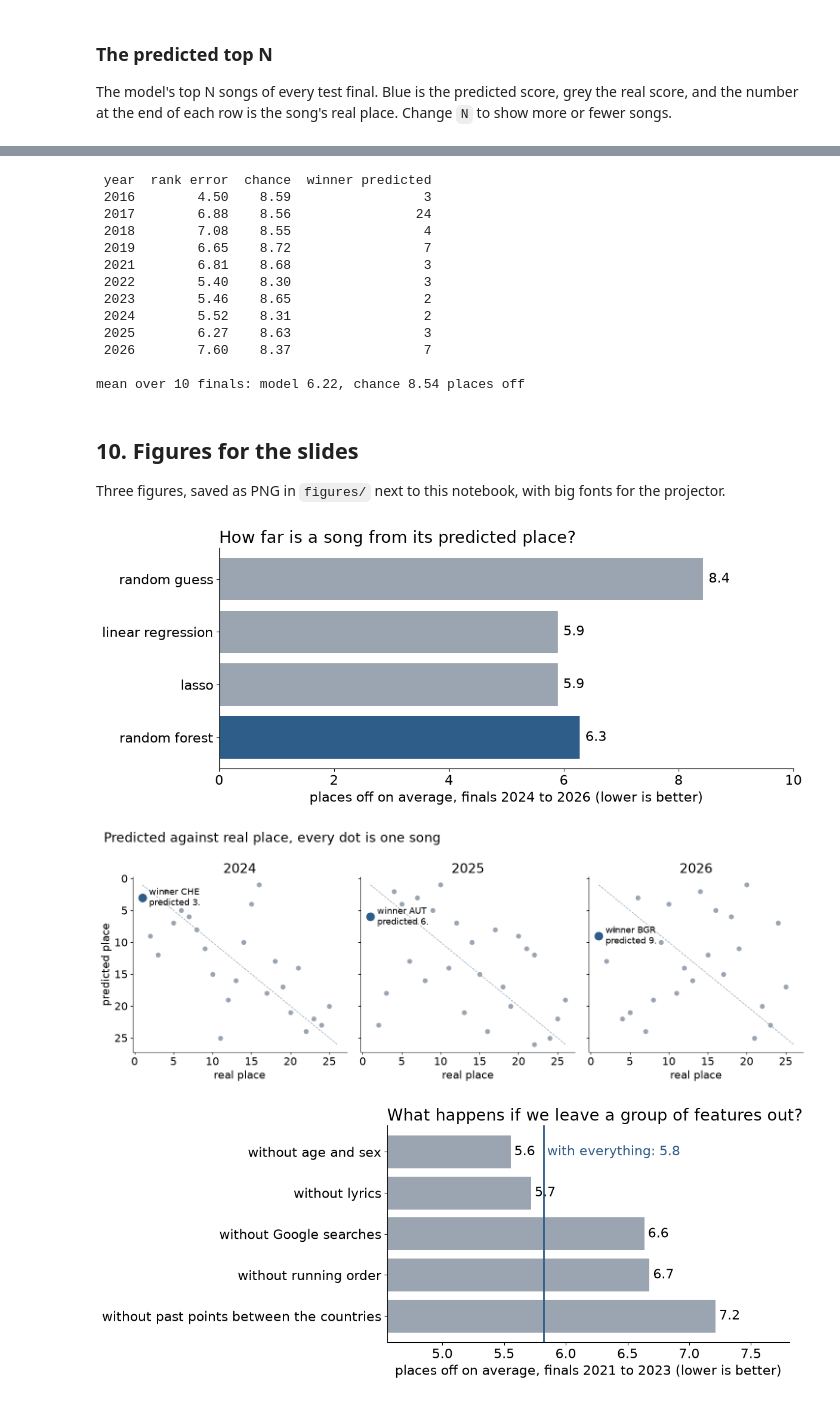
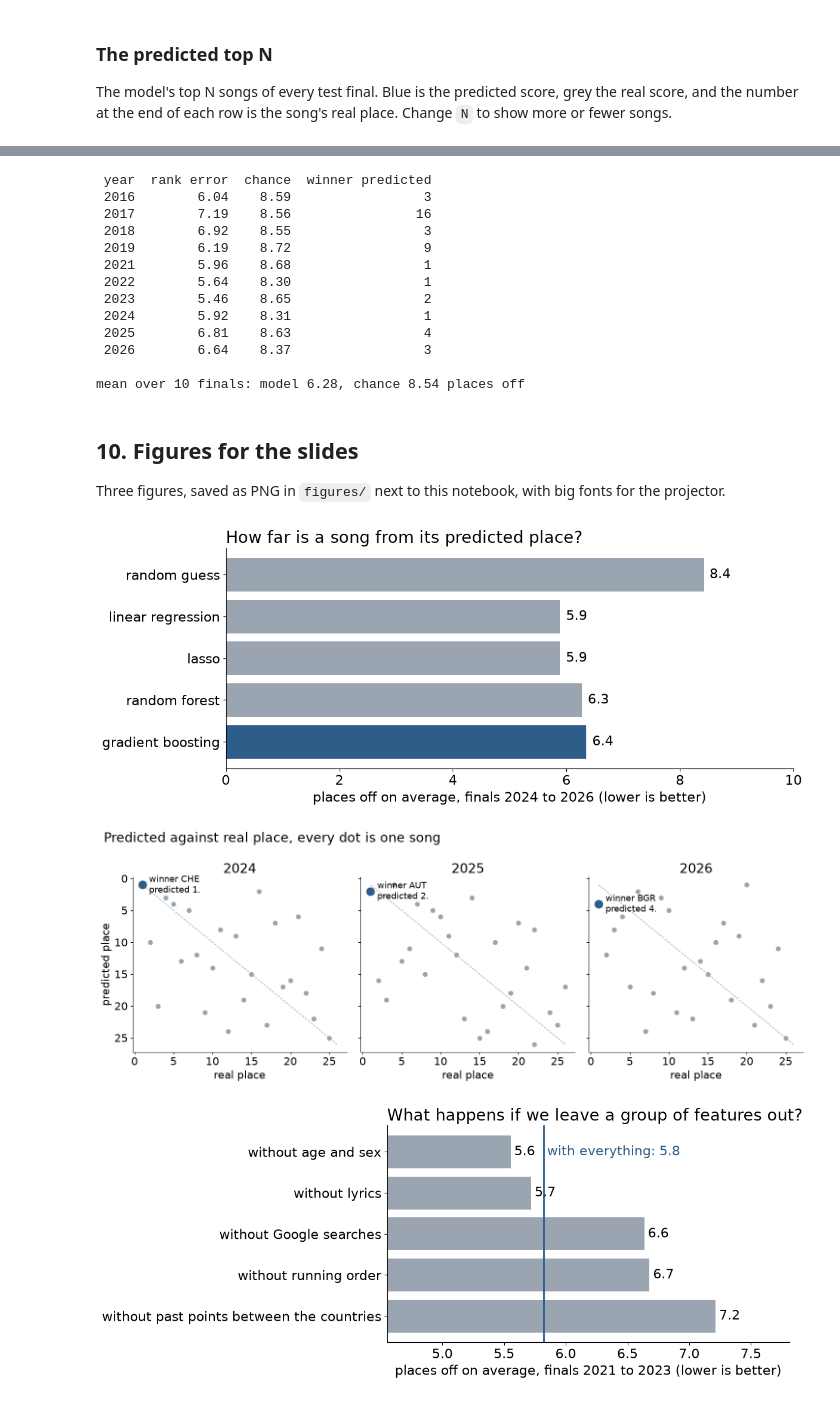
Before and after one commit to timkicker/esc-research, a Jupyter notebook: notebooks/prediction_all.ipynb, the cells around one changed output, grey strips where cells are left out. Cells and saved outputs as stored; diff of their text form; code cells hidden in the pictures.

Commit message:
add boosting without artist

```diff
--- a/notebooks/prediction_all.ipynb
+++ b/notebooks/prediction_all.ipynb
@@ -402,0 +410,24 @@ Lasso, fewer features
+# %%
+from sklearn.ensemble import HistGradientBoostingRegressor
+
+slim = [c for c in X.columns if not c.startswith(("artist_", "sentiment_", "theme_", "repetition_"))]
+print(len(slim), "features:", slim)
+
+forest_slim = RandomForestRegressor(random_state=0, n_jobs=2, **best_params).fit(X_train[slim], y_train)
+val_scores["random forest, no artist and lyrics"] = report("Random forest, no artist and lyrics",
+                                                          forest_slim, X_train[slim], X_val[slim])
+
+boost_results = []
+for params in ParameterGrid({"learning_rate": [0.03, 0.1], "max_depth": [3, 5], "min_samples_leaf": [50, 200]}):
+    model = HistGradientBoostingRegressor(max_iter=300, random_state=0, **params).fit(X_train[slim], y_train)
+    boost_results.append({**params, "val_R2": model.score(X_val[slim], y_val),
+                          "val_rank_error": rank_error(val, model.predict(X_val[slim]))})
+boost_results = pd.DataFrame(boost_results).sort_values("val_R2", ascending=False)
+print(boost_results.round(3).to_string(index=False))
+
+boost_params = boost_results.iloc[0][["learning_rate", "max_depth", "min_samples_leaf"]].to_dict()
+boost_params["max_depth"] = int(boost_params["max_depth"])
+boost_params["min_samples_leaf"] = int(boost_params["min_samples_leaf"])
+boosting = HistGradientBoostingRegressor(max_iter=300, random_state=0, **boost_params).fit(X_train[slim], y_train)
+val_scores["gradient boosting, no artist and lyrics"] = report("Gradient boosting, no artist and lyrics",
+                                                              boosting, X_train[slim], X_val[slim])
@@ -424,6 +478,8 @@ best = {
     "random forest, fewer features": (forest_small, X_train[keep], X_test[keep]),
     "lasso, fewer features": (lasso_small, scaler_small.transform(X_train[keep]),
                               scaler_small.transform(X_test[keep])),
+    "random forest, no artist and lyrics": (forest_slim, X_train[slim], X_test[slim]),
+    "gradient boosting, no artist and lyrics": (boosting, X_train[slim], X_test[slim]),
 }
 model, X_tr, X_te = best[best_name]
 test_pred = model.predict(X_te)
@@ -530,8 +586,8 @@ for column in YES_NO:
 yearly = []
 for year in sorted(df.loc[df["year"] >= 2016, "year"].unique()):
     before, now = (df["year"] < year).to_numpy(), (df["year"] == year).to_numpy()
-    filled = raw.fillna(raw[before].median())
-    model = RandomForestRegressor(random_state=0, n_jobs=2, **best_params).fit(filled[before], y[before])
+    filled = raw.fillna(raw[before].median())[slim]
+    model = HistGradientBoostingRegressor(max_iter=300, random_state=0, **boost_params).fit(filled[before], y[before])
     predicted = model.predict(filled[now])
     yearly.append({"year": year,
                    "rank error": rank_error(now, predicted),
@@ -543,18 +599,18 @@ print(f"\nmean over {len(yearly)} finals: model {yearly['rank error'].mean():.2f
       f"chance {yearly['chance'].mean():.2f} places off")
 # %% [output]
  year  rank error  chance  winner predicted
- 2016        4.50    8.59                 3
- 2017        6.88    8.56                24
- 2018        7.08    8.55                 4
- 2019        6.65    8.72                 7
- 2021        6.81    8.68                 3
- 2022        5.40    8.30                 3
+ 2016        6.04    8.59                 3
+ 2017        7.19    8.56                16
+ 2018        6.92    8.55                 3
+ 2019        6.19    8.72                 9
+ 2021        5.96    8.68                 1
+ 2022        5.64    8.30                 1
  2023        5.46    8.65                 2
- 2024        5.52    8.31                 2
- 2025        6.27    8.63                 3
- 2026        7.60    8.37                 7
+ 2024        5.92    8.31                 1
+ 2025        6.81    8.63                 4
+ 2026        6.64    8.37                 3
 
-mean over 10 finals: model 6.22, chance 8.54 places off
+mean over 10 finals: model 6.28, chance 8.54 places off
 # %% [markdown]
 ## 10. Figures for the slides
 
@@ -567,11 +623,12 @@ BLUE, GREY = "#2f5d8a", "#9aa5b1"
 
 # slide 4: how good is the prediction
 test_errors = {name: rank_error(test, best[name][0].predict(best[name][2]))
-               for name in ["linear regression", "lasso", "random forest"]}
+               for name in ["linear regression", "lasso", "random forest", "gradient boosting, no artist and lyrics"]}
+test_errors["gradient boosting"] = test_errors.pop("gradient boosting, no artist and lyrics")
 bars = [("random guess", chance(test)[0])] + list(test_errors.items())
 fig, ax = plt.subplots(figsize=(12, 5))
 ax.barh([b[0] for b in bars][::-1], [b[1] for b in bars][::-1],
-        color=[BLUE if b[0] == "random forest" else GREY for b in bars][::-1])
+        color=[BLUE if b[0] == "gradient boosting" else GREY for b in bars][::-1])
 for row, (_, value) in enumerate(bars[::-1]):
     ax.text(value + 0.1, row, f"{value:.1f}", va="center")
 ax.set_xlim(0, 10)
@@ -590,35 +647,35 @@ for ax, year in zip(axes, TEST):
     ax.scatter(songs["real place"], songs["predicted place"], color=GREY, s=40)
     ax.scatter([winner["real place"]], [winner["predicted place"]], color=BLUE, s=140, zorder=3)
     ax.annotate(f"winner {winner['to_iso3']}\npredicted {winner['predicted place']}.",
                 (winner["real place"], winner["predicted place"]), xytext=(10, 0),
                 textcoords="offset points", va="center", fontsize=13)
     ax.set_title(str(year))
     ax.set_xlabel("real place")
     ax.invert_yaxis()
 axes[0].set_ylabel("predicted place")
 fig.suptitle("Predicted against real place, every dot is one song", x=0.02, ha="left")
 fig.tight_layout()
 fig.savefig("figures/slide-5-predicted-vs-real.png", dpi=150)
 plt.show()
 
 # slide 6: what helps, from the validation check
 everything = ablation.loc["nothing (all features)", "val rank error"]
 helps = ablation["val rank error"].drop("nothing (all features)").sort_values()
 fig, ax = plt.subplots(figsize=(12, 5))
 ax.barh([f"without {name}" for name in helps.index][::-1], helps.values[::-1], color=GREY)
 ax.axvline(everything, color=BLUE, linewidth=2)
 ax.text(everything + 0.03, len(helps) - 1, f"with everything: {everything:.1f}", color=BLUE, va="center")
 for row, value in enumerate(helps.values[::-1]):
     ax.text(value + 0.03, row, f"{value:.1f}", va="center")
 ax.set_xlim(min(helps.min(), everything) - 1, helps.max() + 0.6)
 ax.set_xlabel("places off on average, finals 2021 to 2023 (lower is better)")
 ax.set_title("What happens if we leave a group of features out?", loc="left")
 fig.tight_layout()
 fig.savefig("figures/slide-6-what-helps.png", dpi=150)
 plt.show()
 # %% [output]
-[figure, old version]
+[figure, new version]
-[figure, old version]
+[figure, new version]
 [figure]
 # %% [markdown]
 ## 11. Summary
```
Also changed, not shown: parts of 10 cells of this notebook, 2 other files.
